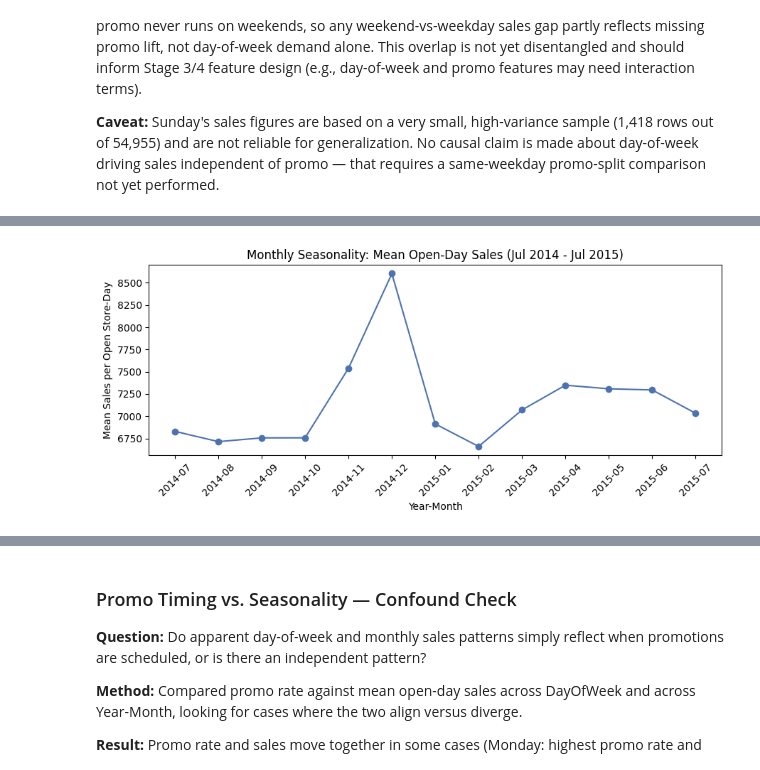
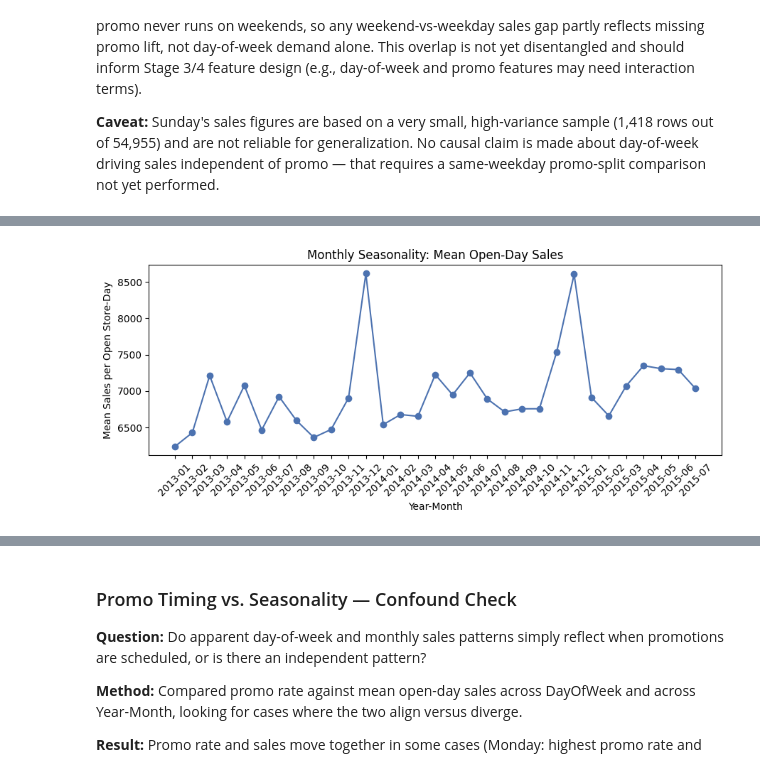
Before and after one commit to Aliraza-Amjad-Shaikh/demand-lens, a Jupyter notebook: notebooks/02_eda.ipynb, the cells around one changed output, grey strips where cells are left out. Cells and saved outputs as stored; diff of their text form; code cells hidden in the pictures.

```diff
--- a/notebooks/02_eda.ipynb
+++ b/notebooks/02_eda.ipynb
@@ -887,13 +888,13 @@ See the caveats in the documentation: https://pandas.pydata.org/pandas-docs/stab
 # %%
 monthly_sales['period'] = monthly_sales['Year'].astype(str) + '-' + monthly_sales['Month'].astype(str).str.zfill(2)
 
 fig, ax = plt.subplots(figsize=(9, 4))
 ax.plot(monthly_sales['period'], monthly_sales['Sales'], marker='o', color='#4C72B0')
 ax.set_xlabel('Year-Month')
 ax.set_ylabel('Mean Sales per Open Store-Day')
-ax.set_title('Monthly Seasonality: Mean Open-Day Sales (Jul 2014 - Jul 2015)')
+ax.set_title('Monthly Seasonality: Mean Open-Day Sales')
 plt.xticks(rotation=45)
 plt.tight_layout()
 plt.show()
 # %% [output]
-[figure, old version]
+[figure, new version]
```
Also changed, not shown: parts of 54 cells of this notebook, 1 other file.
